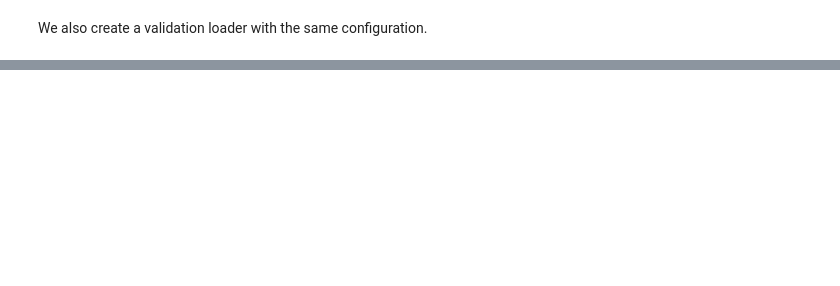
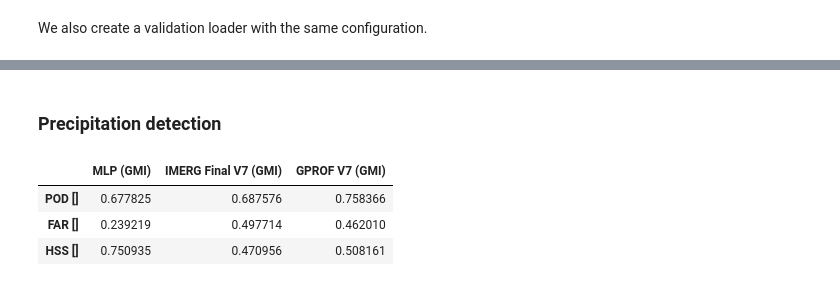
Before and after one commit to simonpf/ipwgml, a Jupyter notebook: notebooks/pytorch/fully_connected.ipynb, the cells around one changed output, grey strips where cells are left out. Drawn from its saved outputs; the diff is of its cells as text; code cells hidden in the pictures; blank space fills up the shorter version.

```diff
--- a/notebooks/pytorch/fully_connected.ipynb
+++ b/notebooks/pytorch/fully_connected.ipynb
@@ -246,0 +332,9 @@ evaluator.get_precipitation_estimation_results(name="MLP (GMI)").T
+# %% [markdown]
+### Precipitation detection
+# %%
+evaluator.get_precip_detection_results(name="MLP (GMI)").T
+# %% [output]
+|  | MLP (GMI) | IMERG Final V7 (GMI) | GPROF V7 (GMI) |
+| POD [] | 0.677825 | 0.687576 | 0.758366 |
+| FAR [] | 0.239219 | 0.497714 | 0.462010 |
+| HSS [] | 0.750935 | 0.470956 | 0.508161 |
```
Also changed, not shown: parts of 30 cells of this notebook, 1 other file.
